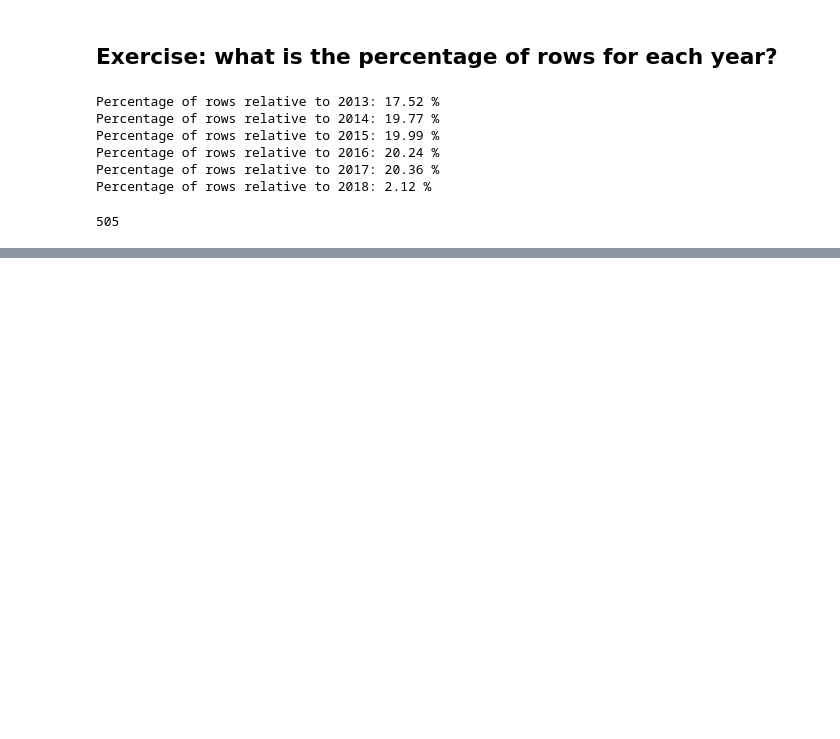
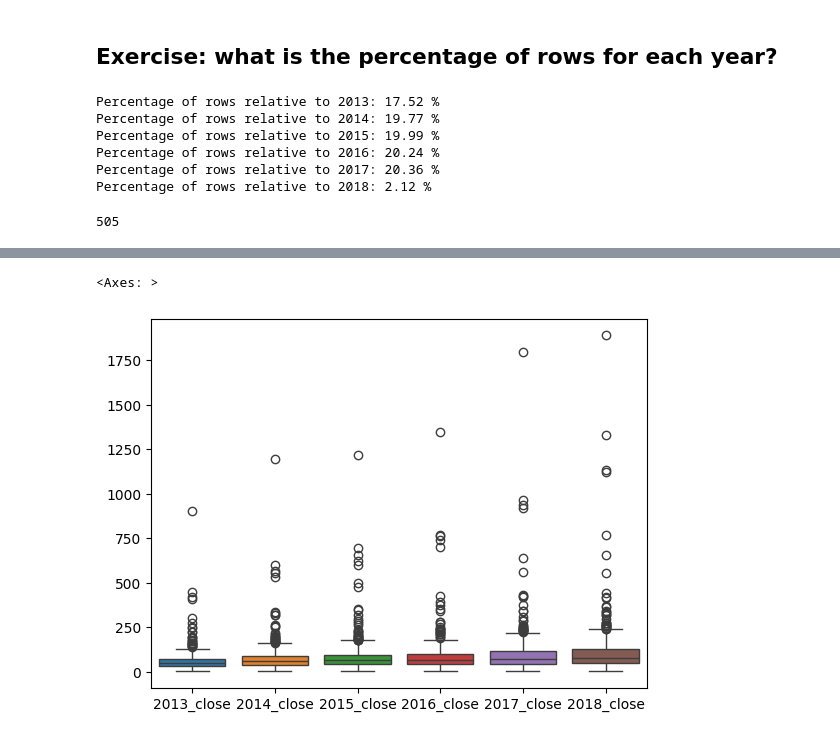
Before and after one commit to DARR97/Workshop_5_6, a Jupyter notebook: workshop_pratica.ipynb, the cells around one changed output, grey strips where cells are left out. Cells and saved outputs as stored; diff of their text form; code cells hidden in the pictures; blank space fills up the shorter version.

```diff
--- a/workshop_pratica.ipynb
+++ b/workshop_pratica.ipynb
@@ -134,0 +169,5 @@ reformed_df.to_csv("data/processed_stock_data.csv")
+# %%
+sns.boxplot(reformed_df)
+# %% [output]
+<Axes: >
+[figure, added]
```
Also changed, not shown: parts of 11 cells of this notebook.
